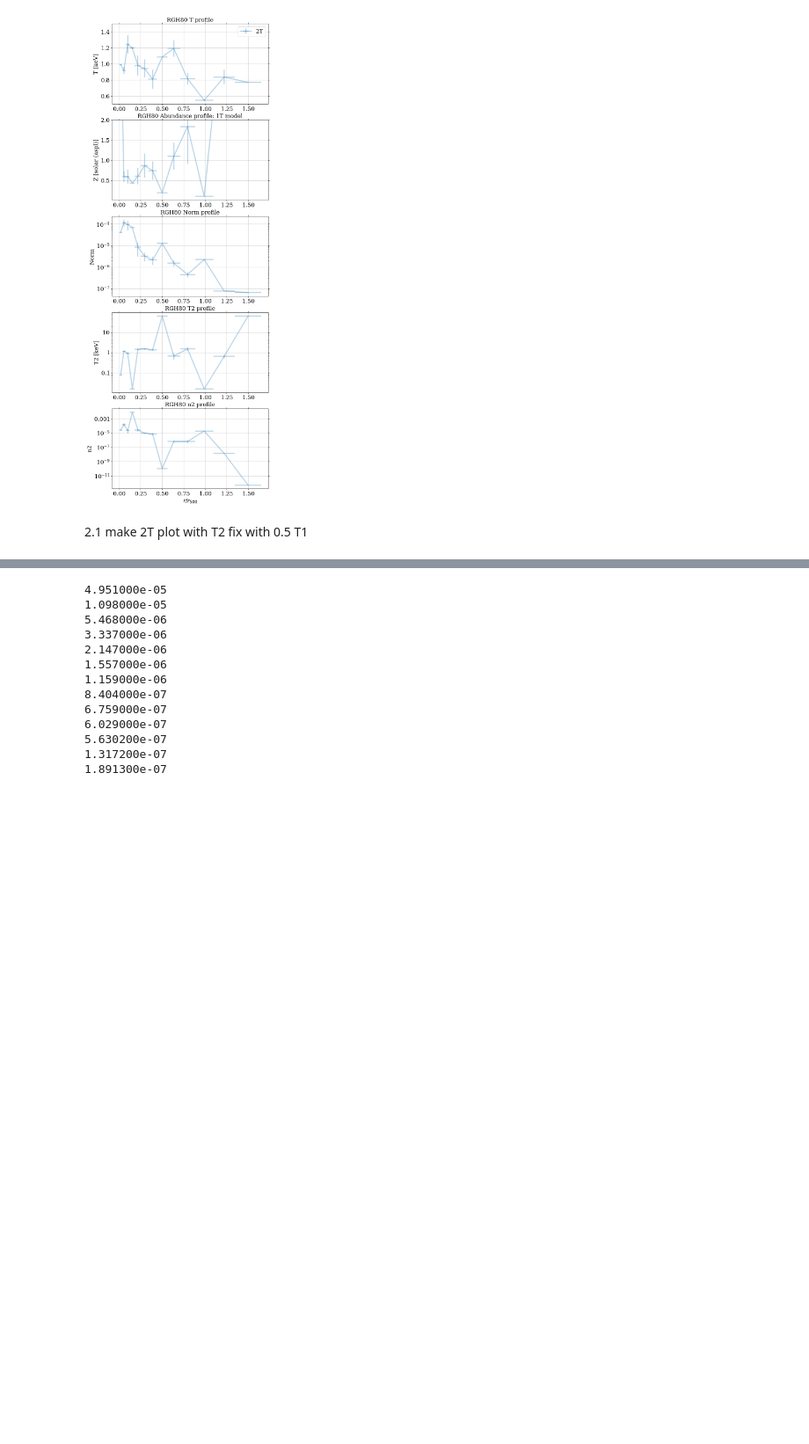
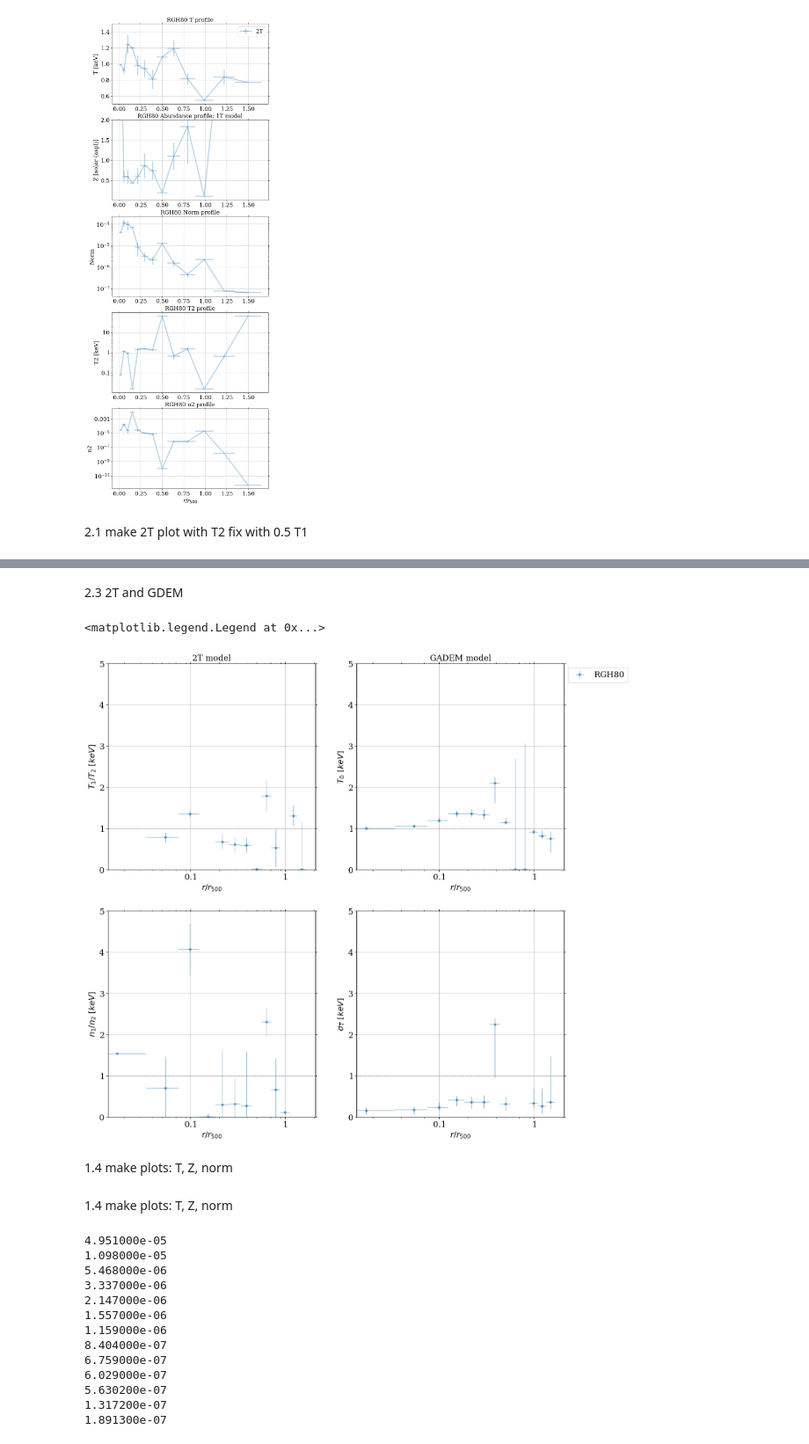
Before and after one commit to yanlingchen1/XGAP-ABUN, a Jupyter notebook: codes/verify_eckert/plot_eckert_results.ipynb, the cells around one changed output, grey strips where cells are left out. Shown: that part at 88% size. Drawn from its saved outputs; the diff is of its cells as text; code cells hidden in the pictures; blank space fills up the shorter version.

```diff
--- a/codes/verify_eckert/plot_eckert_results.ipynb
+++ b/codes/verify_eckert/plot_eckert_results.ipynb
@@ -376,3 +480,72 @@ axs[4].set_ylim(1e-16, 0.1)
+# %% [markdown]
+2.3 2T and GDEM
+# %%
+fig, axs = plt.subplots(2,2, figsize=(16,16))
+for src in ['RGH80']: # r500_dict.keys()
+    binmid = (dfs_1T[src]['rlo'] + dfs_1T[src]['rhi'])/2
+    binstep = np.diff(np.insert(np.array(df_pip['rhi']),0,0))/2
+    r500 = r500_dict[src]
+    binmid = binmid/r500
+    binstep = binstep/r500
+
+
+    ## 0,0: T1/T2 in 2T model
+    yerrlo = errprop_div(dfs_2T[src]['T-value'], dfs_2T[src]['T2-value'], dfs_2T[src]['T2-errlo'], dfs_2T[src]['T2-errlo'])
+    yerrhi = errprop_div(dfs_2T[src]['T-value'], dfs_2T[src]['T2-value'], dfs_2T[src]['T2-errlo'], dfs_2T[src]['T2-errlo'])
+    yerrlo = np.where((yerrlo<0)|(yerrlo>20), 0, yerrlo)
+    yerrhi = np.where((yerrhi<0)|(yerrhi>20), 0, yerrhi)
+    axs[0,0].set_title('2T model')
+    axs[0,0].errorbar(binmid, dfs_2T[src]['T-value']/dfs_2T[src]['T2-value'], xerr = binstep, yerr = (yerrlo, yerrhi), fmt = syb_dict[src], label = src, alpha = 0.6)
+    axs[0,0].set_ylabel('$T_1/T_2\ [keV]$')
+    axs[0,0].set_xlabel('$r/r_{500}$')
+    axs[0,0].set_ylim(0,5)
+    axs[0,0].set_xscale('log')
+    axs[0,0].axhline(1, linestyle = 'dashed', color= 'k', alpha = 0.3)
+
+    ## 0,1: n1/n2 in 2T model
+    yerrlo = errprop_div(dfs_2T[src]['n-value'], dfs_2T[src]['n2-value'], dfs_2T[src]['n2-errlo'], dfs_2T[src]['n2-errlo'])
+    yerrhi = errprop_div(dfs_2T[src]['n-value'], dfs_2T[src]['n2-value'], dfs_2T[src]['n2-errlo'], dfs_2T[src]['n2-errlo'])
+    yerrlo = np.where((yerrlo<0)|(yerrlo>20), 0, yerrlo)
+    yerrhi = np.where((yerrhi<0)|(yerrhi>20), 0, yerrhi)
+    axs[1,0].errorbar(binmid, dfs_2T[src]['n-value']/dfs_2T[src]['n2-value'], xerr = binstep, yerr = (yerrlo, yerrhi), fmt = syb_dict[src], label = src, alpha = 0.6)
+    axs[1,0].set_ylabel('$n_1/n_2\ [keV]$')
+    axs[1,0].set_xlabel('$r/r_{500}$')
+    axs[1,0].set_ylim(0,5)
+    axs[1,0].set_xscale('log')
+    axs[1,0].axhline(1, linestyle = 'dashed', color= 'k', alpha = 0.3)
+
+    ## 0,1: T0 in GDEM
+    yerrlo = dfs_GD[src]['T-errlo']
+    yerrhi = dfs_GD[src]['T-errhi']
+    yerrlo = np.where((yerrlo<0)|(yerrlo>20), 0, yerrlo)
+    yerrhi = np.where((yerrhi<0)|(yerrhi>20), 0, yerrhi)
+    axs[0,1].set_title('GADEM model')
+    axs[0,1].errorbar(binmid, dfs_GD[src]['T-value'], xerr = binstep, yerr = (yerrlo, yerrhi), fmt = syb_dict[src], label = src, alpha = 0.6)
+    axs[0,1].set_ylabel('$T_0\ [keV]$')
+    axs[0,1].set_xlabel('$r/r_{500}$')
+    axs[0,1].set_ylim(0,5)
+    axs[0,1].set_xscale('log')
+    axs[0,1].axhline(1, linestyle = 'dashed', color= 'k', alpha = 0.3)
+    ## 1,1: sigmaT in GDEM
+    yerrlo = dfs_GD[src]['Tsig-errlo']
+    yerrhi = dfs_GD[src]['Tsig-errhi']
+    yerrlo = np.where((yerrlo<0)|(yerrlo>100), 0, yerrlo)
+    yerrhi = np.where((yerrhi<0)|(yerrhi>100), 0, yerrhi)
+    axs[1,1].errorbar(binmid, dfs_GD[src]['Tsig-value'], xerr = binstep, yerr = (yerrlo, yerrhi), fmt = syb_dict[src], label = src,  alpha = 0.6)
+    axs[1,1].set_ylabel('$\sigma_T\ [keV]$')
+    axs[1,1].set_xlabel('$r/r_{500}$')
+    axs[1,1].set_ylim(0,5)
+    axs[1,1].set_xscale('log')
+    axs[1,1].axhline(1, linestyle = 'dashed', color= 'k', alpha = 0.3)
+
+axs[0,1].legend(loc='upper left', bbox_to_anchor=(1, 1))
+# %% [output]
+<matplotlib.legend.Legend at 0x...>
+[figure, added]
+# %% [markdown]
+1.4 make plots: T, Z, norm
+# %% [markdown]
+1.4 make plots: T, Z, norm
 # %%
 print(df['Nerr_hi'].to_string(index=False))
 # %% [output]
```
Also changed, not shown: parts of 3 cells of this notebook, 56 other files.
